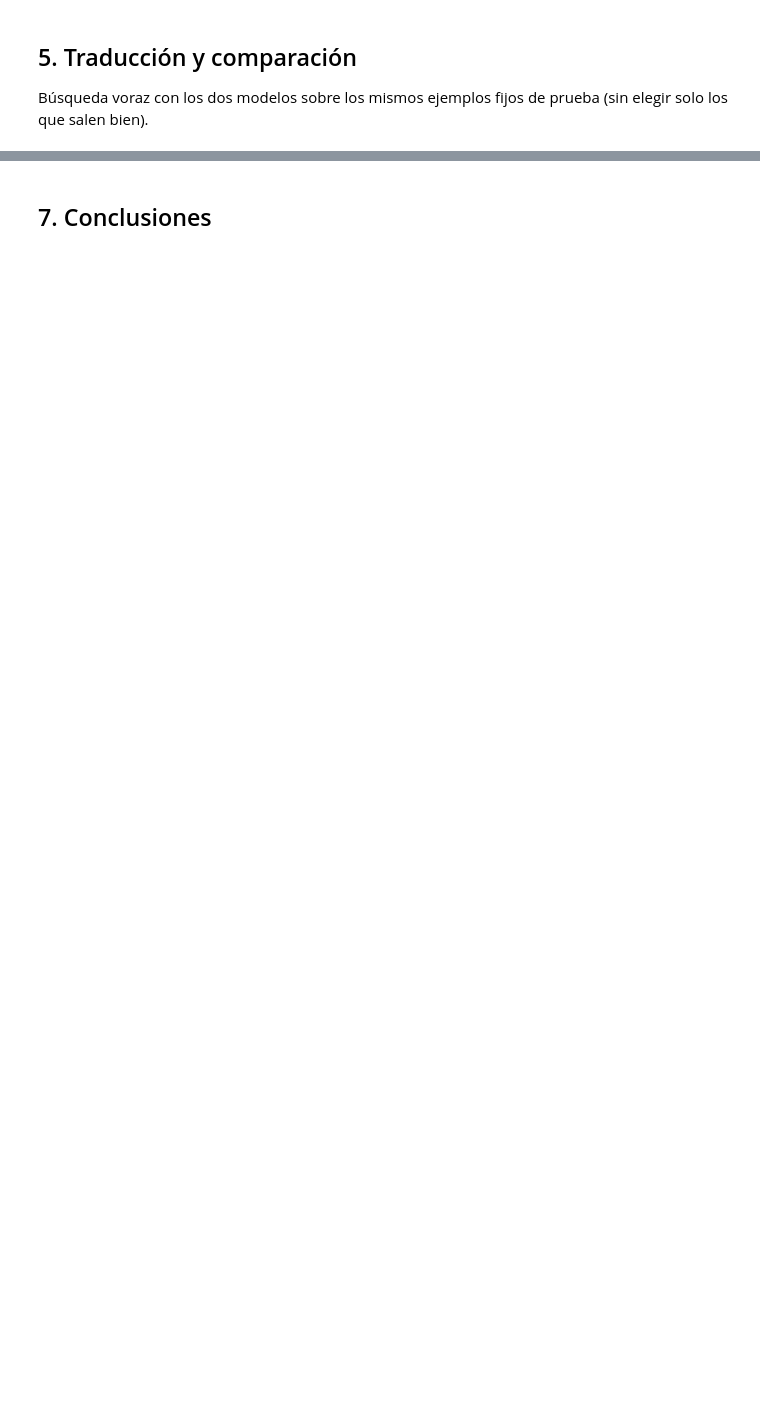
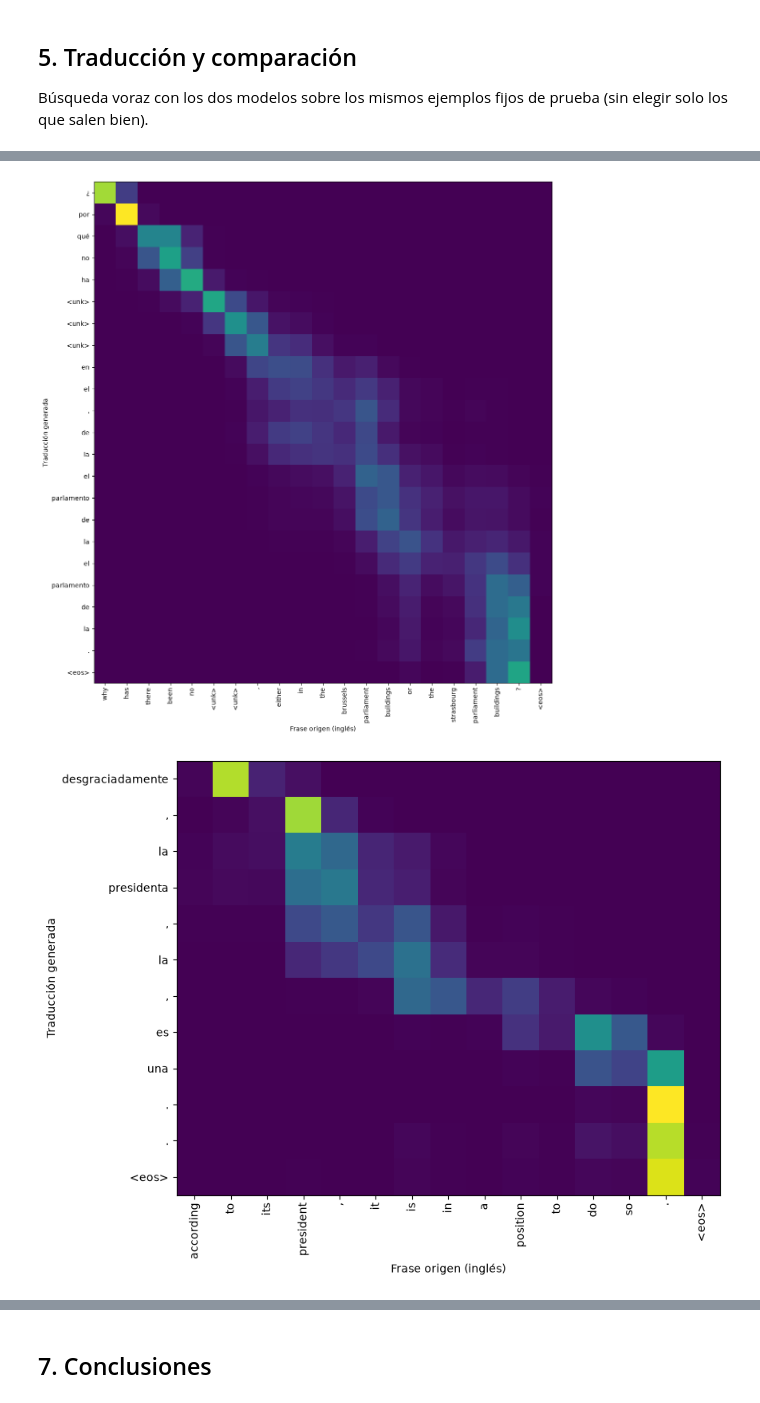
Before and after one commit to Agustin-Casebonne/PLN, a Jupyter notebook: practica4/Practica_LSTM_Bahdanau.ipynb, the cells around one changed output, grey strips where cells are left out. Drawn from its saved outputs; the diff is of its cells as text; code cells hidden in the pictures; blank space fills up the shorter version.

Commit message:
Practica 4: mapas de atención y conclusiones

```diff
--- a/practica4/Practica_LSTM_Bahdanau.ipynb
+++ b/practica4/Practica_LSTM_Bahdanau.ipynb
@@ -477,6 +472,0 @@ Para una frase de prueba, cada fila de pesos $\alpha_{i\cdot}$ debe sumar 1 (y e
-# %%
-en, _ = test_pairs[0]
-source = torch.tensor([src_vocab.encode(en) + [EOS]], device=DEVICE)
-_, weights = model_attn.generate(source, torch.tensor([source.size(1)]), 50, return_attention=True)
-print("Forma de la matriz de atención (pasos, Tx):", tuple(weights[0].shape))
-print("Suma por fila (debe ser 1):", weights[0].sum(-1)[:5].tolist())
@@ -485,0 +477,25 @@ Suma por fila (debe ser 1): [1.0, 0.9999999403953552, 0.9999999403953552, 1.0, 0
+# %%
+def plot_attention(en_tokens, model):
+    source = torch.tensor([src_vocab.encode(en_tokens) + [EOS]], device=DEVICE)
+    prediction, weights = model.generate(source, torch.tensor([source.size(1)]), 50,
+                                         return_attention=True)
+    ids = prediction[0].tolist()
+    steps = ids.index(EOS) + 1 if EOS in ids else len(ids)   # hasta <eos> incluido
+    out_words = [tgt_vocab.itos[i] for i in ids[:steps]]
+    in_words = [w if w in src_vocab.stoi else "<unk>" for w in en_tokens] + ["<eos>"]
+
+    fig, ax = plt.subplots(figsize=(0.45 * len(in_words) + 2, 0.45 * len(out_words) + 2))
+    ax.imshow(weights[0, :steps].cpu(), cmap="viridis")
+    ax.set_xticks(range(len(in_words)), in_words, rotation=90)
+    ax.set_yticks(range(len(out_words)), out_words)
+    ax.set_xlabel("Frase origen (inglés)")
+    ax.set_ylabel("Traducción generada")
+    plt.tight_layout()
+    plt.show()
+
+
+for en, _ in test_pairs[2:5]:
+    plot_attention(en, model_attn)
+# %% [output]
+[figure, added]
+[figure, added]
```
Also changed, not shown: parts of 10 cells of this notebook, 1 other file.
